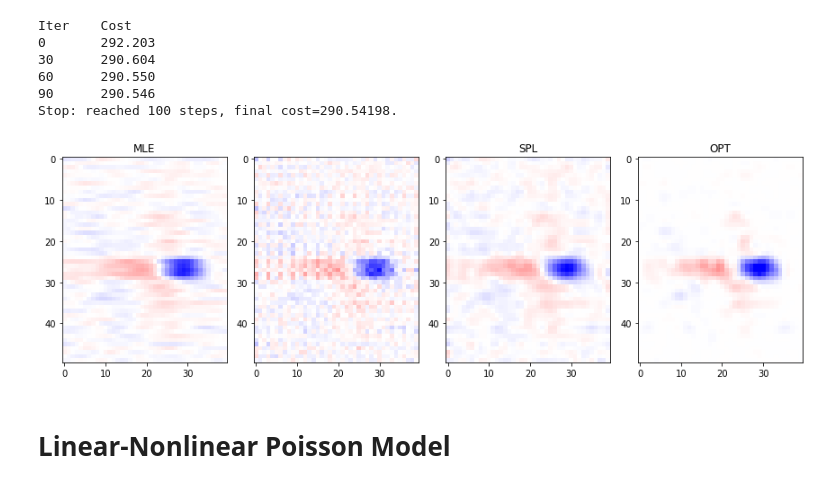
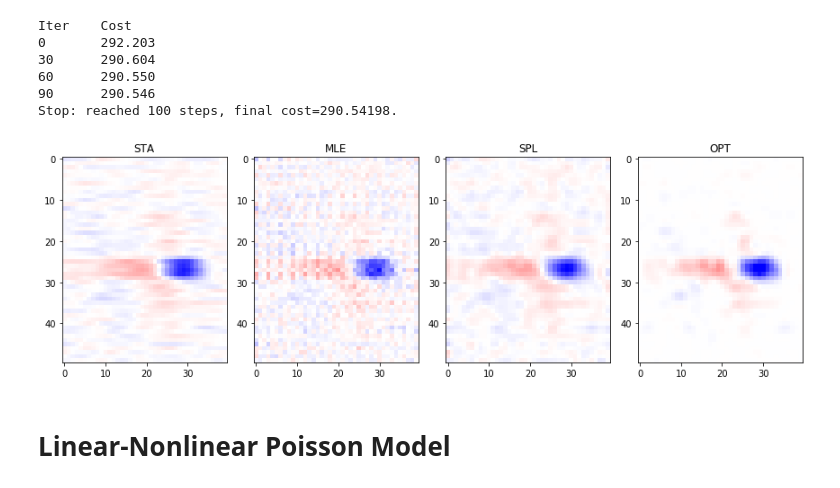
Before and after one commit to berenslab/RFEst, a Jupyter notebook: notebooks/splineGLMs.ipynb, the cells around one changed output. Cells and saved outputs as stored; diff of their text form; code cells hidden in the pictures.

```diff
--- a/notebooks/splineGLMs.ipynb
+++ b/notebooks/splineGLMs.ipynb
@@ -10,7 +10,7 @@ from rfest import build_design_matrix, get_spatial_and_temporal_filters
 # %% [markdown]
 In this notebook, we use Salamander RGC data from [(Maheswaranathan et. al. 2018)](https://journals.plos.org/ploscompbiol/article?id=10.1371/journal.pcbi.1006291). You can download it [here](https://github.com/baccuslab/inferring-hidden-structure-retinal-circuits/blob/master/rgc_whitenoise.h5).
 # %%
-datapath = '../../../data/rgc_whitenoise.h5' # change this to where you save the file
+datapath = '../../data/rgc_whitenoise.h5' # change this to where you save the file
 with h5py.File(datapath, 'r') as f:
     print(f.keys())
     stimulus = np.array(f['stimulus'])
@@ -66,35 +66,35 @@ def plot_single_filter(obj, vmin=-0.2, vmax=0.2):
         opt = norm(obj.w_opt).reshape(dims).T
     except:
         opt = np.zeros_like(sta)
 
     fig, ax = plt.subplots(1, 4, figsize=(12, 4))
     ax[0].imshow(sta, cmap=plt.cm.bwr, vmin=vmin, vmax=vmax)
     ax[0].set_title('STA')
 
     ax[1].imshow(mle, cmap=plt.cm.bwr, vmin=vmin, vmax=vmax)
 
     if (mle == 0).all():
         ax[1].axis('off')
         ax[1].set_title('MLE (not computed)')
     else:
-        ax[0].set_title('MLE')
+        ax[1].set_title('MLE')
 
     ax[2].imshow(spl, cmap=plt.cm.bwr, vmin=vmin, vmax=vmax)
     ax[2].set_title('SPL')
 
     ax[3].imshow(opt, cmap=plt.cm.bwr, vmin=vmin, vmax=vmax)
 
     if (opt == 0).all():
         ax[3].axis('off')
         ax[3].set_title('OPT (not computed)')
     else:
         ax[3].set_title('OPT')
 
     fig.tight_layout()
 
 plot_single_filter(lg)
 # %% [output]
-[figure, old version]
+[figure, new version]
 # %% [markdown]
 # Linear-Nonlinear Poisson Model
 # %% [markdown]
```
Also changed, not shown: parts of 3 cells of this notebook.
